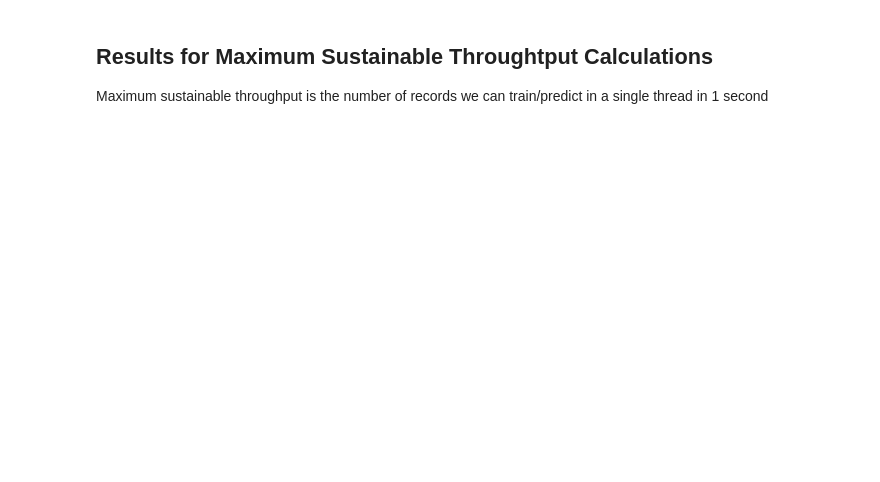
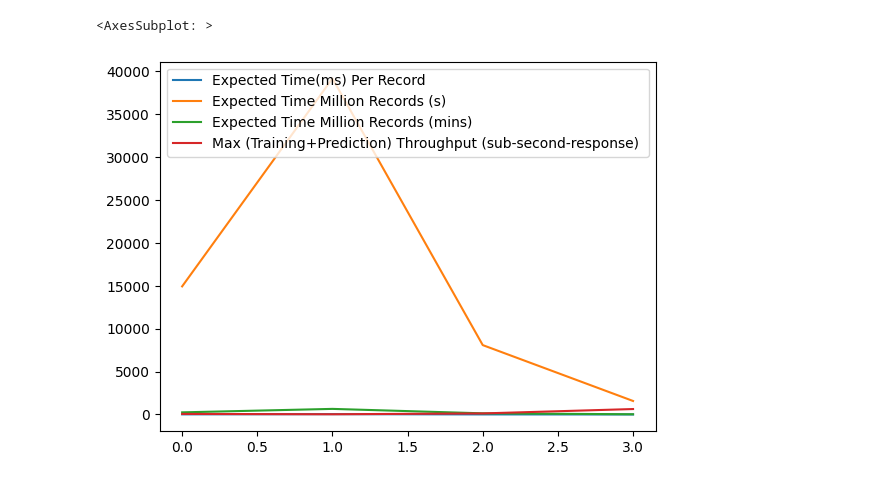
Before and after one commit to dominodatalab/online-learning-streaming, a Jupyter notebook: src/MaxSustainableThroughputCalculator.ipynb, the cells around one changed output. Saved outputs shown, nothing was run; the diff lists cells and outputs as text; code cells hidden in the pictures; blank space fills up the shorter version.

```diff
--- a/src/MaxSustainableThroughputCalculator.ipynb
+++ b/src/MaxSustainableThroughputCalculator.ipynb
@@ -131,3 +133,5 @@ Total
-# %% [markdown]
-## Results for Maximum Sustainable Throughtput Calculations
-Maximum sustainable throughput is the number of records we can train/predict in a single thread in 1 second
+# %%
+df_total.plot()
+# %% [output]
+<AxesSubplot: >
+[figure, added]
```
Also changed, not shown: parts of 2 cells of this notebook, 2 other files.
